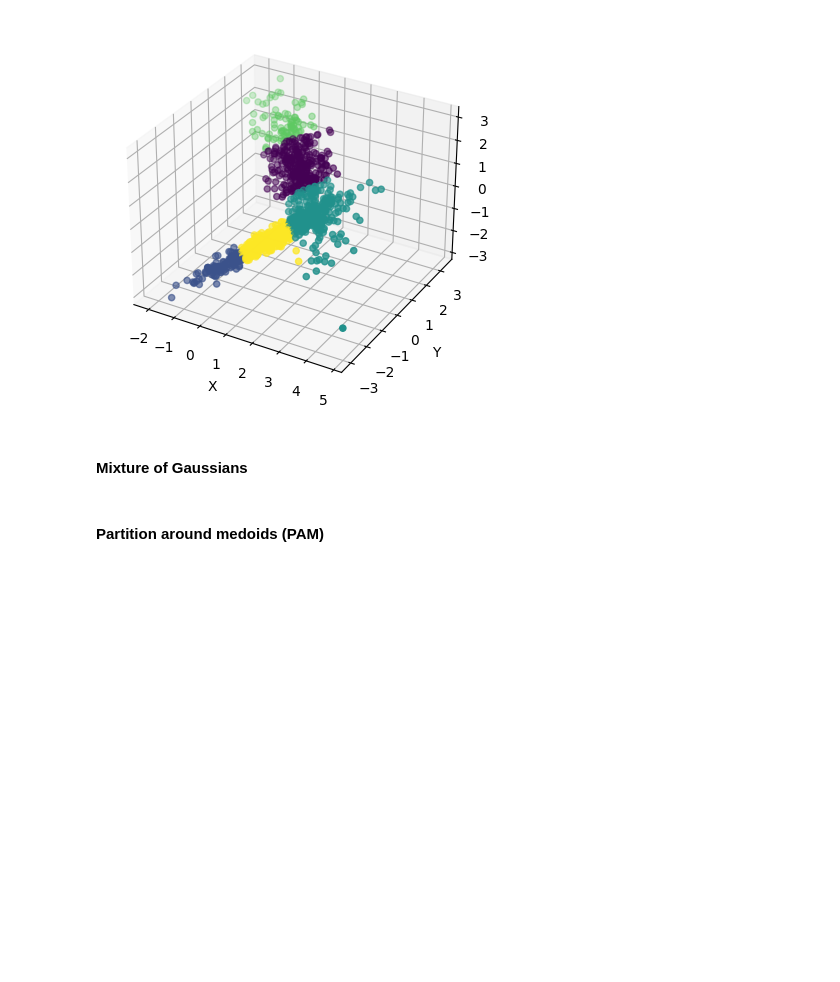
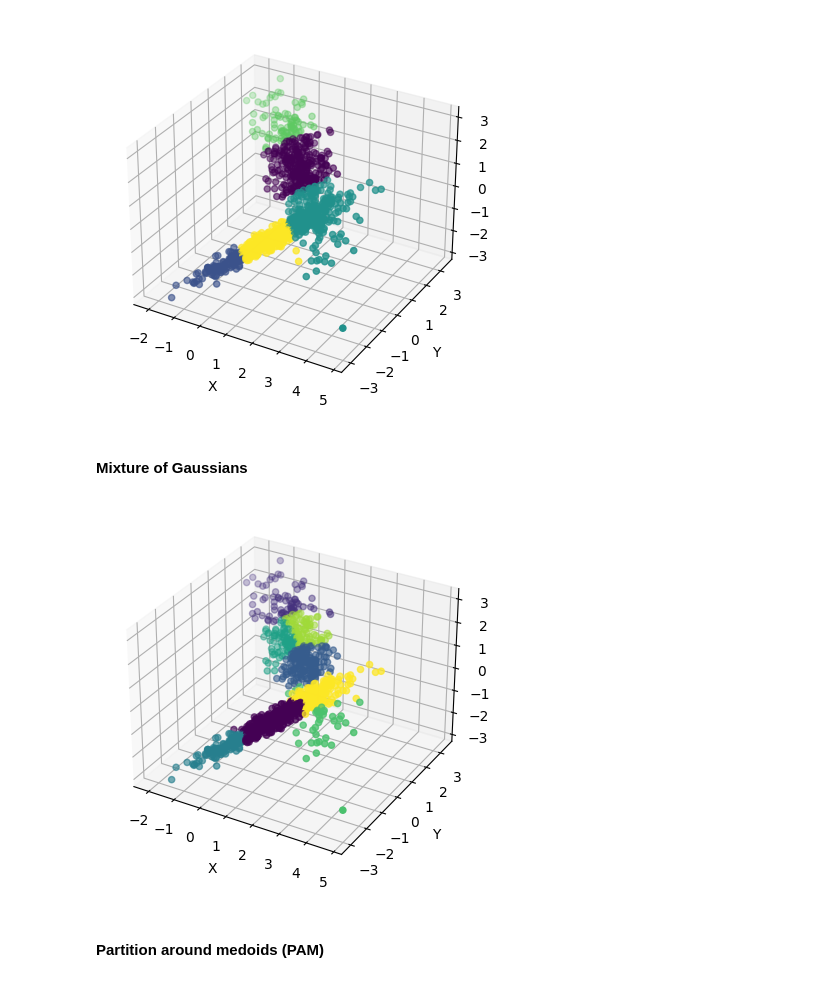
Before and after one commit to alvgonfri/clustering_algorithms, a Jupyter notebook: clustering_algorithms.ipynb, the cells around one changed output. Drawn from its saved outputs; the diff is of its cells as text; code cells hidden in the pictures; blank space fills up the shorter version.

```diff
--- a/clustering_algorithms.ipynb
+++ b/clustering_algorithms.ipynb
@@ -283,6 +340,13 @@ visualize_labelled_dataset(X, labels)
 [figure]
 # %% [markdown]
 #### Mixture of Gaussians
+# %%
+# Mixture of Gaussians with 8 clusters
+labels = clustering(X, 'mixture_of_gaussians', {'k': 8})
+# print(labels)
+visualize_labelled_dataset(X, labels)
+# %% [output]
+[figure, added]
 # %% [markdown]
 #### Partition around medoids (PAM)
 # %%
```
Also changed, not shown: parts of 7 cells of this notebook.
